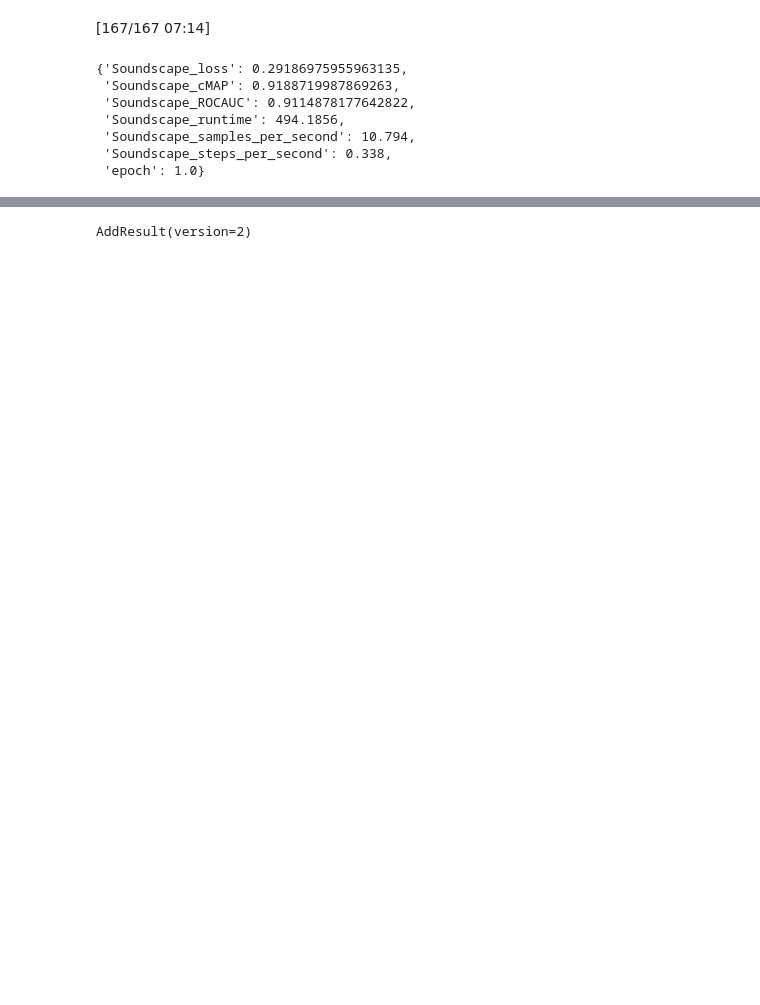
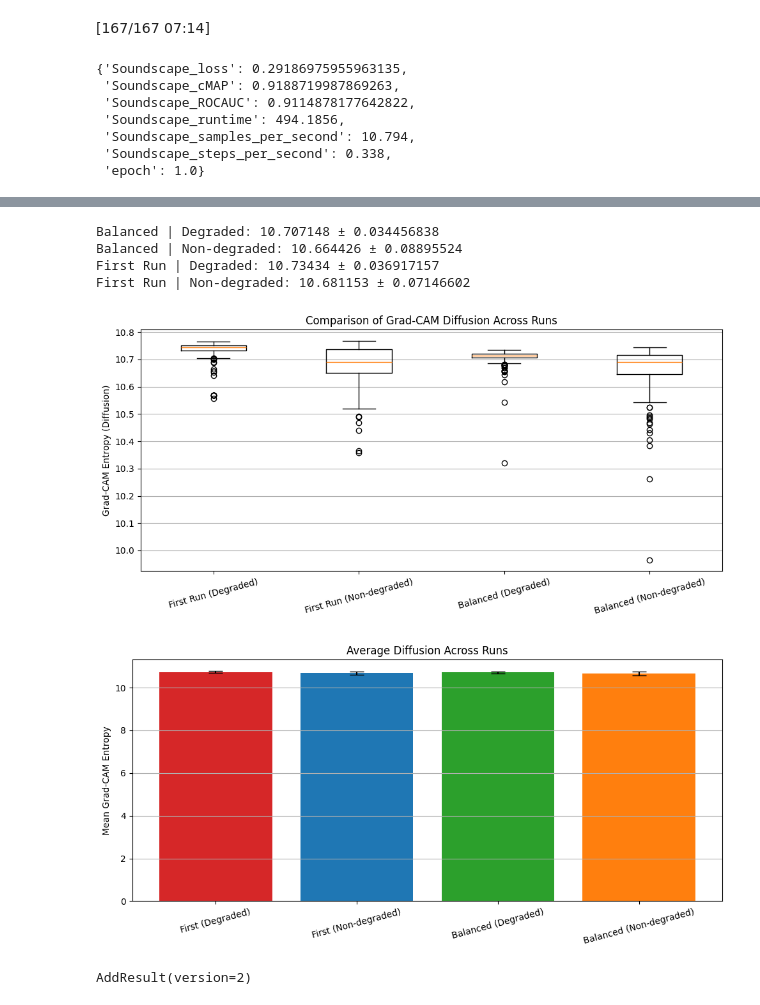
Before and after one commit to UCSD-E4E/pyha-analyzer-2.0, a Jupyter notebook: demo-notebooks/Coral/traincoralreefdb_demo.ipynb, the cells around one changed output, grey strips where cells are left out. Saved outputs shown, nothing was run; the diff lists cells and outputs as text; code cells hidden in the pictures; blank space fills up the shorter version.

```diff
--- a/demo-notebooks/Coral/traincoralreefdb_demo.ipynb
+++ b/demo-notebooks/Coral/traincoralreefdb_demo.ipynb
@@ -265,3 +258,74 @@ plt.show()
+# %%
+# Load entropy arrays
+balanced_degraded = np.load("balanced_run_degraded.npy")
+balanced_nondegraded = np.load("balanced_run_nondegraded.npy")
+first_degraded = np.load("first_run_degraded.npy")
+first_nondegraded = np.load("first_run_nondegraded.npy")
+
+# Optional: print mean/std
+print("Balanced | Degraded:", np.mean(balanced_degraded), "±", np.std(balanced_degraded))
+print("Balanced | Non-degraded:", np.mean(balanced_nondegraded), "±", np.std(balanced_nondegraded))
+print("First Run | Degraded:", np.mean(first_degraded), "±", np.std(first_degraded))
+print("First Run | Non-degraded:", np.mean(first_nondegraded), "±", np.std(first_nondegraded))
+
+# --- Boxplot: Distribution of Entropy Values ---
+plt.figure(figsize=(10, 5))
+plt.boxplot([
+    first_degraded,
+    first_nondegraded,
+    balanced_degraded,
+    balanced_nondegraded
+], labels=[
+    "First Run (Degraded)",
+    "First Run (Non-degraded)",
+    "Balanced (Degraded)",
+    "Balanced (Non-degraded)"
+])
+
+plt.ylabel("Grad-CAM Entropy (Diffusion)")
+plt.title("Comparison of Grad-CAM Diffusion Across Runs")
+plt.xticks(rotation=15)
+plt.grid(True, axis='y')
+plt.tight_layout()
+plt.savefig("cam_entropy_boxplot.png")
+plt.show()
+
+# --- Bar Plot: Mean Entropy with Error Bars ---
+means = [
+    np.mean(first_degraded),
+    np.mean(first_nondegraded),
+    np.mean(balanced_degraded),
+    np.mean(balanced_nondegraded)
+]
+errors = [
+    np.std(first_degraded),
+    np.std(first_nondegraded),
+    np.std(balanced_degraded),
+    np.std(balanced_nondegraded)
+]
+labels = [
+    "First (Degraded)",
+    "First (Non-degraded)",
+    "Balanced (Degraded)",
+    "Balanced (Non-degraded)"
+]
+
+plt.figure(figsize=(10, 5))
+plt.bar(labels, means, yerr=errors, capsize=8, color=["#d62728", "#1f77b4", "#2ca02c", "#ff7f0e"])
+plt.ylabel("Mean Grad-CAM Entropy")
+plt.title("Average Diffusion Across Runs")
+plt.xticks(rotation=15)
+plt.grid(True, axis='y')
+plt.tight_layout()
+plt.savefig("cam_entropy_barplot.png")
+plt.show()
+# %% [output]
+Balanced | Degraded: 10.707148 ± 0.034456838
+Balanced | Non-degraded: 10.664426 ± 0.08895524
+First Run | Degraded: 10.73434 ± 0.036917157
+First Run | Non-degraded: 10.681153 ± 0.07146602
+[figure, added]
+[figure, added]
 # %%
 #print(model.model) #make sure u get the last conv layer! check this to make sure
 # %%
```
Also changed, not shown: parts of 12 cells of this notebook, 9 other files.
